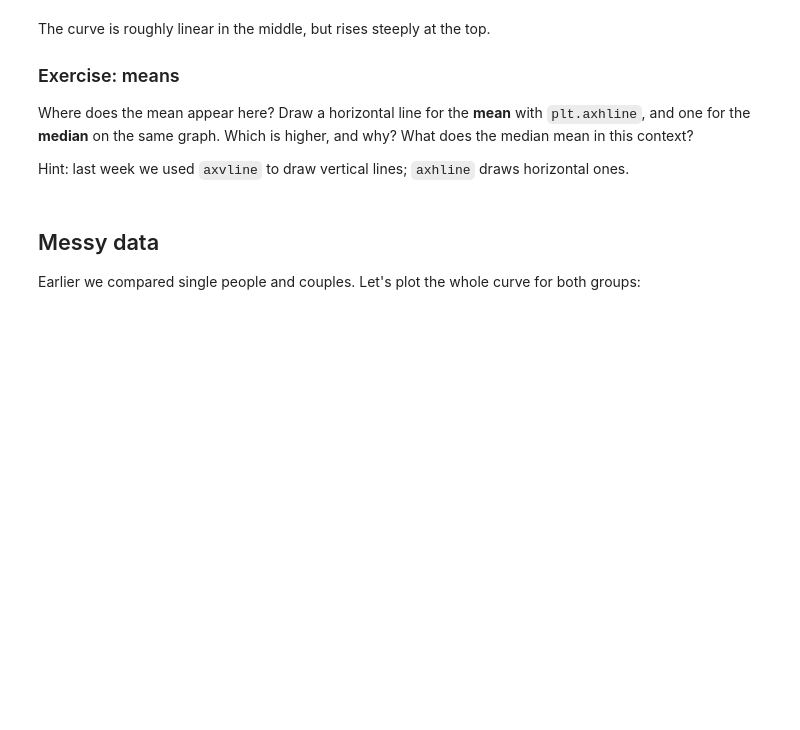
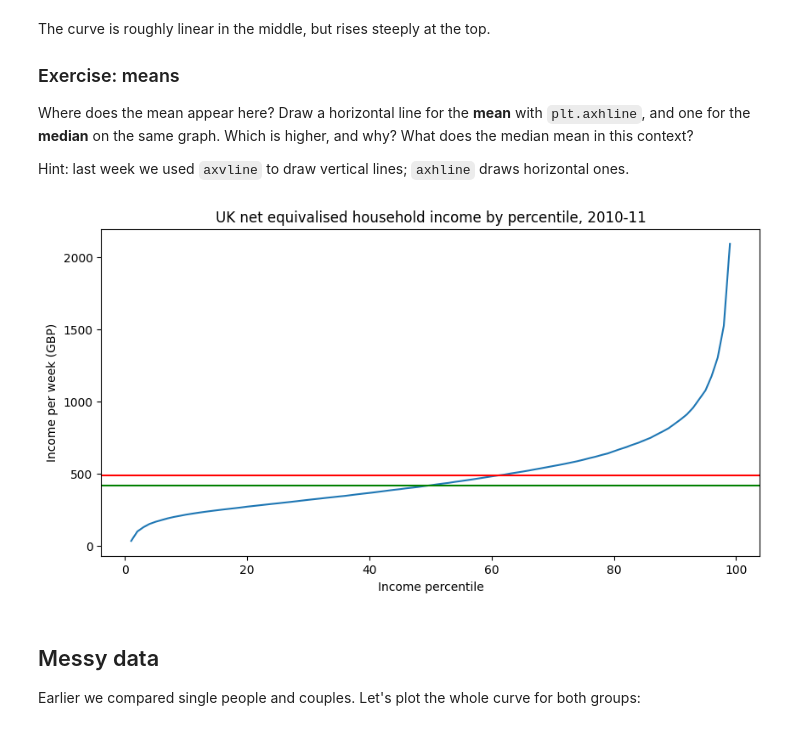
Before and after one commit to Teer0716/BASC0005, a Jupyter notebook: w02_pandas.ipynb, the cells around one changed output. Cells and saved outputs as stored; diff of their text form; code cells hidden in the pictures; blank space fills up the shorter version.

```diff
--- a/w02_pandas.ipynb
+++ b/w02_pandas.ipynb
@@ -153,3 +158,15 @@ Hint: last week we used `axvline` to draw vertical lines; `axhline` draws horizo
+# %%
+# your code here
+weekly = "Net equivalised household income in 2010-11, week"
+income[weekly].plot()
+plt.axhline(income[weekly].mean(),color="red")
+plt.axhline(income[weekly].median(),color="green")
+plt.title("UK net equivalised household income by percentile, 2010-11")
+plt.xlabel("Income percentile")
+plt.ylabel("Income per week (GBP)")
+plt.show()
+# %% [output]
+[figure, added]
 # %% [markdown]
 ## Messy data
 
```
Also changed, not shown: parts of 5 cells of this notebook.
